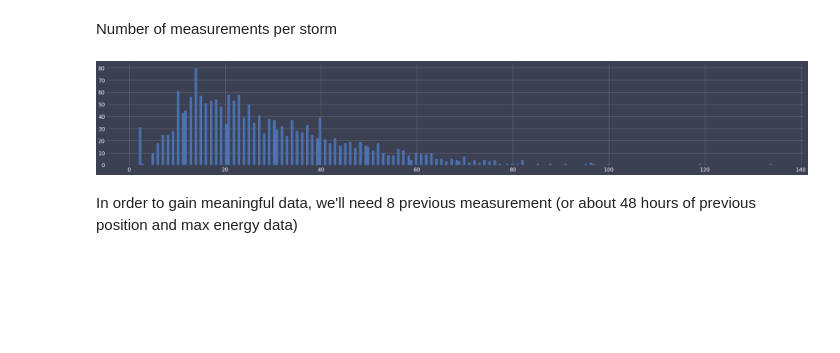
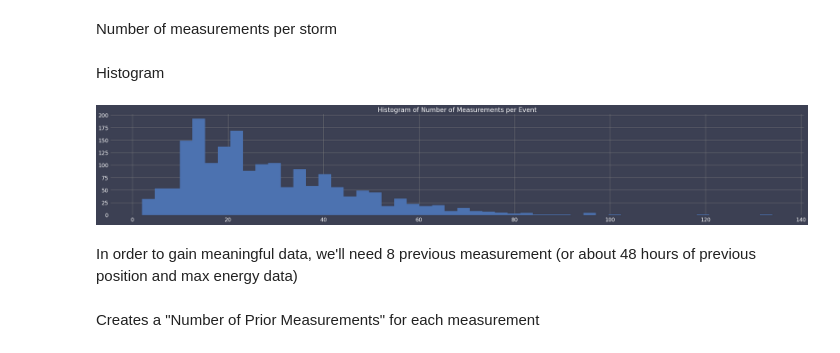
Before and after one commit to blane07/altantic-hurricane-paths, a Jupyter notebook: hurricane-path-predictor.ipynb, the cells around one changed output. Saved outputs shown, nothing was run; the diff lists cells and outputs as text; code cells hidden in the pictures; blank space fills up the shorter version.

```diff
--- a/hurricane-path-predictor.ipynb
+++ b/hurricane-path-predictor.ipynb
@@ -561,13 +524,18 @@ Number of measurements per storm
+# %% [markdown]
+Histogram
 # %%
 num = []
-data.reset_index(inplace=True)
 events_index = np.array(data[data.status == 'NE'].index)
 for i in range(1, 1830):
     num.append(events_index[i] - events_index[i - 1])
+num += [19]    # Last storm event in dataset
 plt.figure(figsize=(40,6))
-plt.hist(num, bins=20);
+plt.hist(num, bins=50)
+plt.title('Histogram of Number of Measurements per Event');
 # %% [output]
-[figure, old version]
+[figure, new version]
 # %% [markdown]
 In order to gain meaningful data, we'll need 8 previous measurement (or about 48 hours of previous position and max energy data)
+# %% [markdown]
+Creates a "Number of Prior Measurements" for each measurement
 # %%
```
Also changed, not shown: parts of 23 cells of this notebook.
